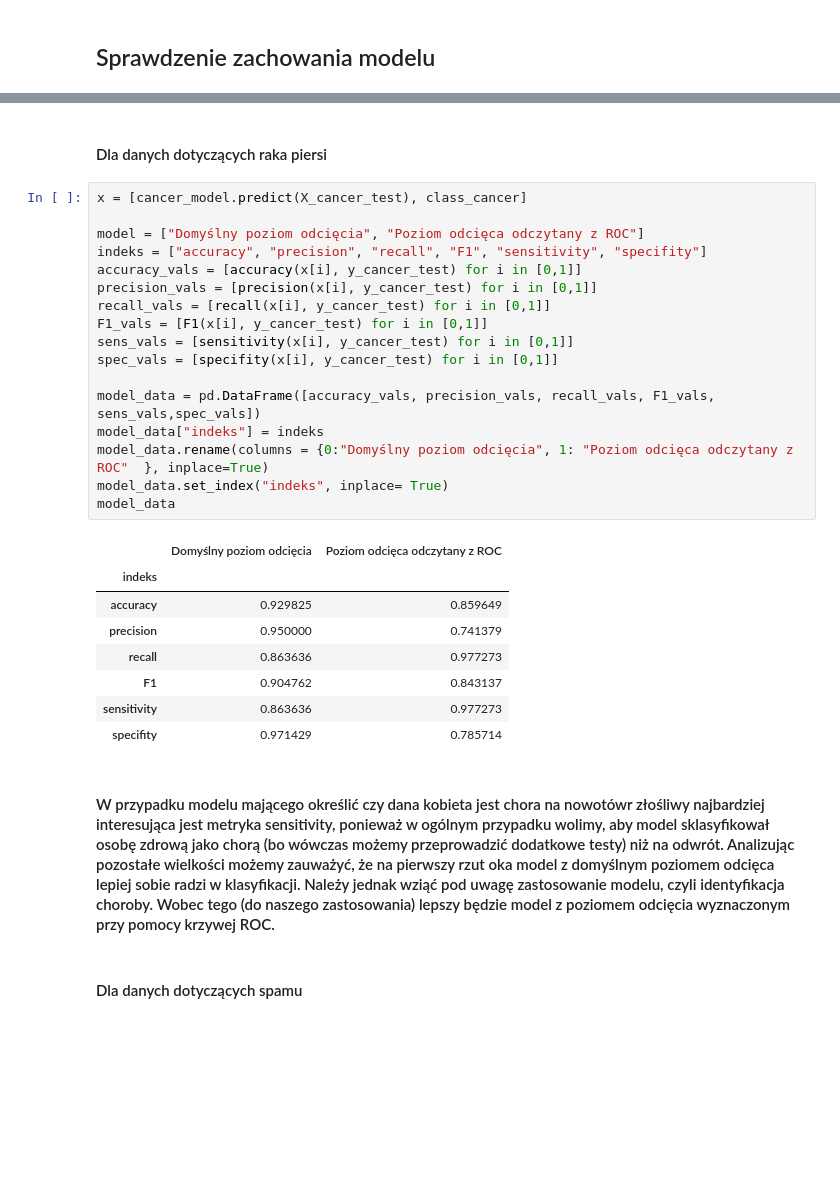
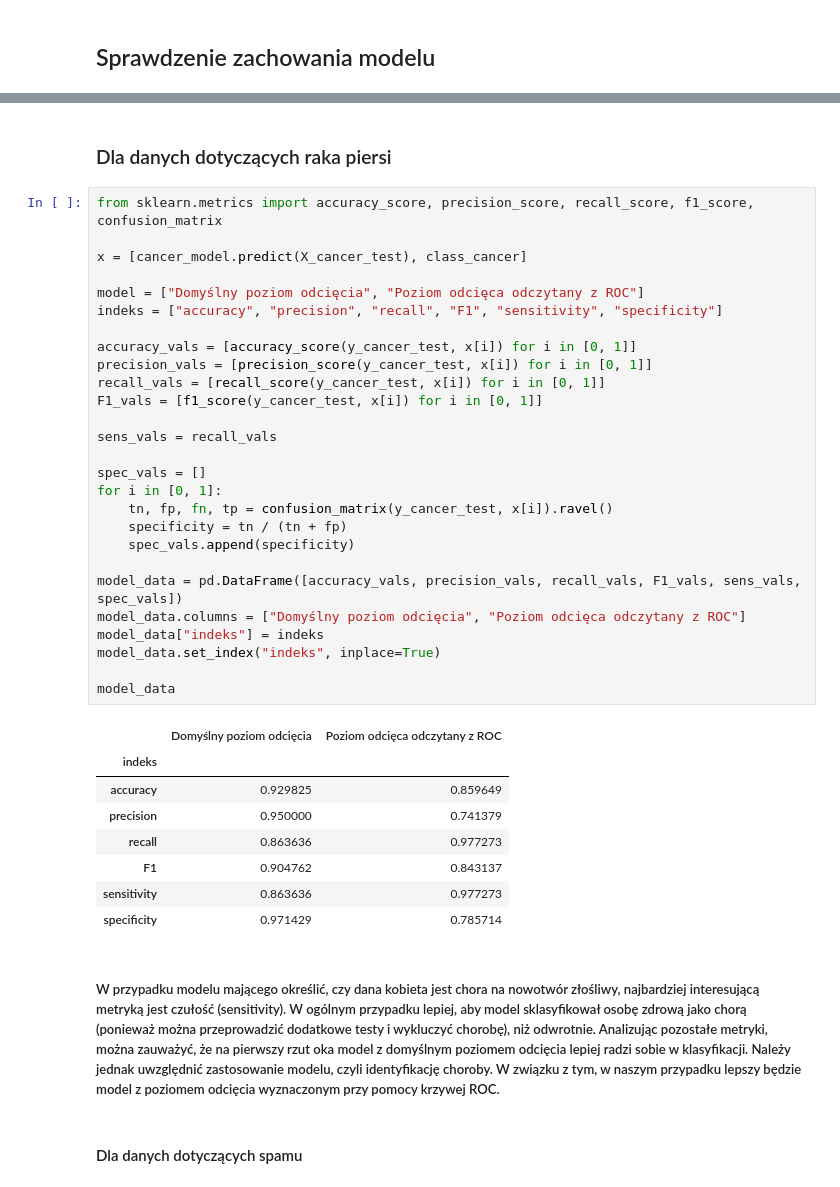
Before and after one commit to tomczj/ML24_25, a Jupyter notebook: Linear_Regression/homework_3.ipynb, the cells around one changed output, grey strips where cells are left out. Cells and saved outputs as stored; diff of their text form; blank space fills up the shorter version.

```diff
--- a/Linear_Regression/homework_3.ipynb
+++ b/Linear_Regression/homework_3.ipynb
@@ -317,33 +285,43 @@ def specifity(x, y):
 # %% [markdown]
-#### Dla danych dotyczących raka piersi
+### Dla danych dotyczących raka piersi
 # %%
+from sklearn.metrics import accuracy_score, precision_score, recall_score, f1_score, confusion_matrix
+
 x = [cancer_model.predict(X_cancer_test), class_cancer]
 
 model = ["Domyślny poziom odcięcia", "Poziom odcięca odczytany z ROC"]
-indeks = ["accuracy", "precision", "recall", "F1", "sensitivity", "specifity"]
-accuracy_vals = [accuracy(x[i], y_cancer_test) for i in [0,1]]
-precision_vals = [precision(x[i], y_cancer_test) for i in [0,1]]
-recall_vals = [recall(x[i], y_cancer_test) for i in [0,1]]
-F1_vals = [F1(x[i], y_cancer_test) for i in [0,1]]
-sens_vals = [sensitivity(x[i], y_cancer_test) for i in [0,1]]
-spec_vals = [specifity(x[i], y_cancer_test) for i in [0,1]]
+indeks = ["accuracy", "precision", "recall", "F1", "sensitivity", "specificity"]
 
-model_data = pd.DataFrame([accuracy_vals, precision_vals, recall_vals, F1_vals, sens_vals,spec_vals])
+accuracy_vals = [accuracy_score(y_cancer_test, x[i]) for i in [0, 1]]
+precision_vals = [precision_score(y_cancer_test, x[i]) for i in [0, 1]]
+recall_vals = [recall_score(y_cancer_test, x[i]) for i in [0, 1]]
+F1_vals = [f1_score(y_cancer_test, x[i]) for i in [0, 1]]
+
+sens_vals = recall_vals
+
+spec_vals = []
+for i in [0, 1]:
+    tn, fp, fn, tp = confusion_matrix(y_cancer_test, x[i]).ravel()
+    specificity = tn / (tn + fp)
+    spec_vals.append(specificity)
+
+model_data = pd.DataFrame([accuracy_vals, precision_vals, recall_vals, F1_vals, sens_vals, spec_vals])
+model_data.columns = ["Domyślny poziom odcięcia", "Poziom odcięca odczytany z ROC"]
 model_data["indeks"] = indeks
-model_data.rename(columns = {0:"Domyślny poziom odcięcia", 1: "Poziom odcięca odczytany z ROC"  }, inplace=True)
-model_data.set_index("indeks", inplace= True)
+model_data.set_index("indeks", inplace=True)
+
 model_data
 # %% [output]
 |  | Domyślny poziom odcięcia | Poziom odcięca odczytany z ROC |
 | indeks |  |  |
 | accuracy | 0.929825 | 0.859649 |
 | precision | 0.950000 | 0.741379 |
 | recall | 0.863636 | 0.977273 |
 | F1 | 0.904762 | 0.843137 |
 | sensitivity | 0.863636 | 0.977273 |
-| specifity | 0.971429 | 0.785714 |
+| specificity | 0.971429 | 0.785714 |
 # %% [markdown]
-#### W przypadku modelu mającego określić czy dana kobieta jest chora na nowotówr złośliwy najbardziej interesująca jest metryka sensitivity, ponieważ w ogólnym przypadku wolimy, aby model sklasyfikował osobę zdrową jako chorą (bo wówczas możemy przeprowadzić dodatkowe testy) niż na odwrót. Analizując pozostałe wielkości możemy zauważyć, że na pierwszy rzut oka model z domyślnym poziomem odcięca lepiej sobie radzi w klasyfikacji. Należy jednak wziąć pod uwagę zastosowanie modelu, czyli identyfikacja choroby. Wobec tego (do naszego zastosowania) lepszy będzie model z poziomem odcięcia wyznaczonym przy pomocy krzywej ROC.
+##### W przypadku modelu mającego określić, czy dana kobieta jest chora na nowotwór złośliwy, najbardziej interesującą metryką jest czułość (sensitivity). W ogólnym przypadku lepiej, aby model sklasyfikował osobę zdrową jako chorą (ponieważ można przeprowadzić dodatkowe testy i wykluczyć chorobę), niż odwrotnie. Analizując pozostałe metryki, można zauważyć, że na pierwszy rzut oka model z domyślnym poziomem odcięcia lepiej radzi sobie w klasyfikacji. Należy jednak uwzględnić zastosowanie modelu, czyli identyfikację choroby. W związku z tym, w naszym przypadku lepszy będzie model z poziomem odcięcia wyznaczonym przy pomocy krzywej ROC.
 # %% [markdown]
 #### Dla danych dotyczących spamu
 # %%
```
Also changed, not shown: parts of 32 cells of this notebook.
